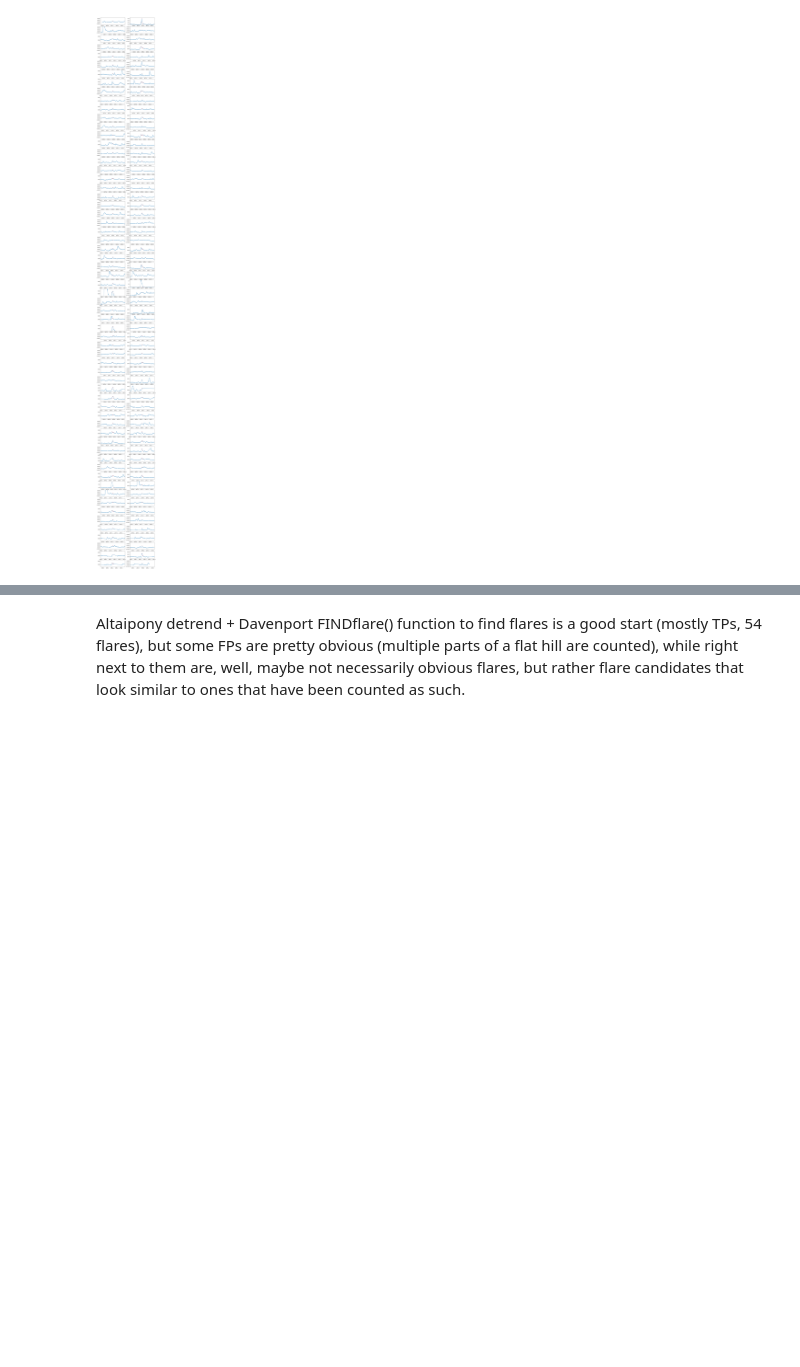
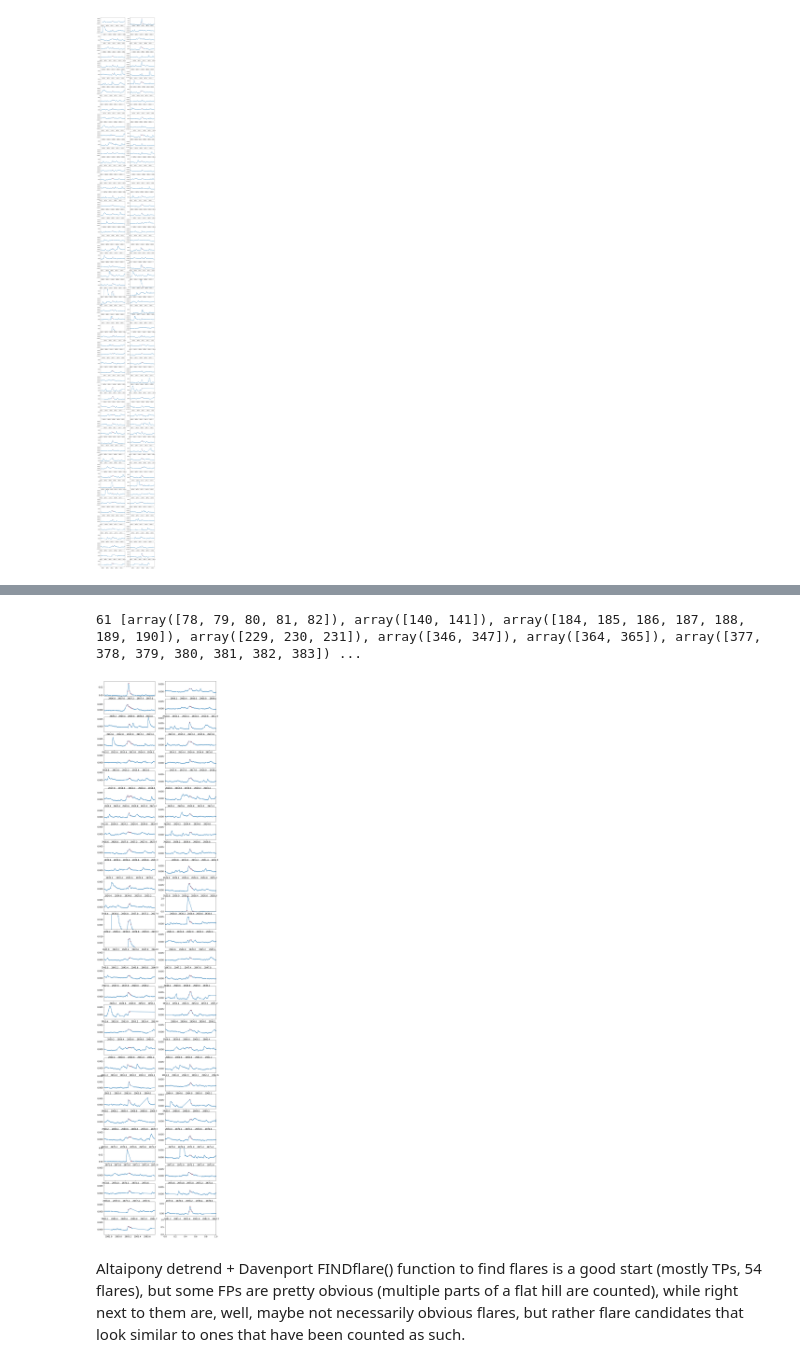
Before and after one commit to exoclam/epic-246301900, a Jupyter notebook: altaipony_procedure.ipynb, the cells around one changed output, grey strips where cells are left out. Drawn from its saved outputs; the diff is of its cells as text; code cells hidden in the pictures; blank space fills up the shorter version.

```diff
--- a/altaipony_procedure.ipynb
+++ b/altaipony_procedure.ipynb
@@ -802,3 +849,34 @@ plt.show()
+# %%
+# from https://stackoverflow.com/questions/7352684/how-to-find-the-groups-of-consecutive-elements-in-a-numpy-array
+def consecutive(data, stepsize=1):
+    return np.split(data, np.where(np.diff(data) != stepsize)[0]+1)
+
+flares = consecutive(cand1)
+npeaks = len(flares)
+buffer_size = 0
+print(npeaks, flares)
+
+fig, axes = plt.subplots(ncols=2, nrows=np.ceil(npeaks/2).astype(int), figsize=[12,npeaks])
+axes = axes.flatten()
+for i in range(npeaks): # range(npeaks)
+    ax = axes[i]
+    buffer = np.insert(flares[i], 0, np.arange(flares[i][0]-buffer_size, flares[i][0])) # add n points to the left for plot
+    buffer = np.append(buffer, np.arange(flares[i][-1], flares[i][-1]+buffer_size)) # add n points to the right for plot
+    #print(buffer)
+    #print(flcd.time.value[buffer][0]-0.5)
+    ax.plot(flcd.time.value, flux_diff)
+    ax.scatter(flcd.time.value, flux_diff, s=10)
+    ax.scatter(flcd.time.value[buffer],
+                               flux_diff[buffer], color='red', s=10)
+    #ax.axvline(time[flares[i]][np.argmax(lc.PDCSAP_FLUX[flares[i]])], -1, 1, color='r', linestyle=':')
+    ax.set_xlim(flcd.time.value[buffer][0]-0.5, flcd.time.value[buffer][-1]+0.5)
+    ax.set_ylim(np.min(flux_diff[buffer])-0.005, np.max(flux_diff[buffer])+0.005)
+    ax.ticklabel_format(useOffset=False) # keeps all axes in non-scientific notation
+
+plt.show()
+# %% [output]
+61 [array([78, 79, 80, 81, 82]), array([140, 141]), array([184, 185, 186, 187, 188, 189, 190]), array([229, 230, 231]), array([346, 347]), array([364, 365]), array([377, 378, 379, 380, 381, 382, 383]) ...
+[figure, added]
 # %% [markdown]
 Altaipony detrend + Davenport FINDflare() function to find flares is a good start (mostly TPs, 54 flares), but some FPs are pretty obvious (multiple parts of a flat hill are counted), while right next to them are, well, maybe not necessarily obvious flares, but rather flare candidates that look similar to ones that have been counted as such.
 # %% [markdown]
```
Also changed, not shown: parts of 10 cells of this notebook.
